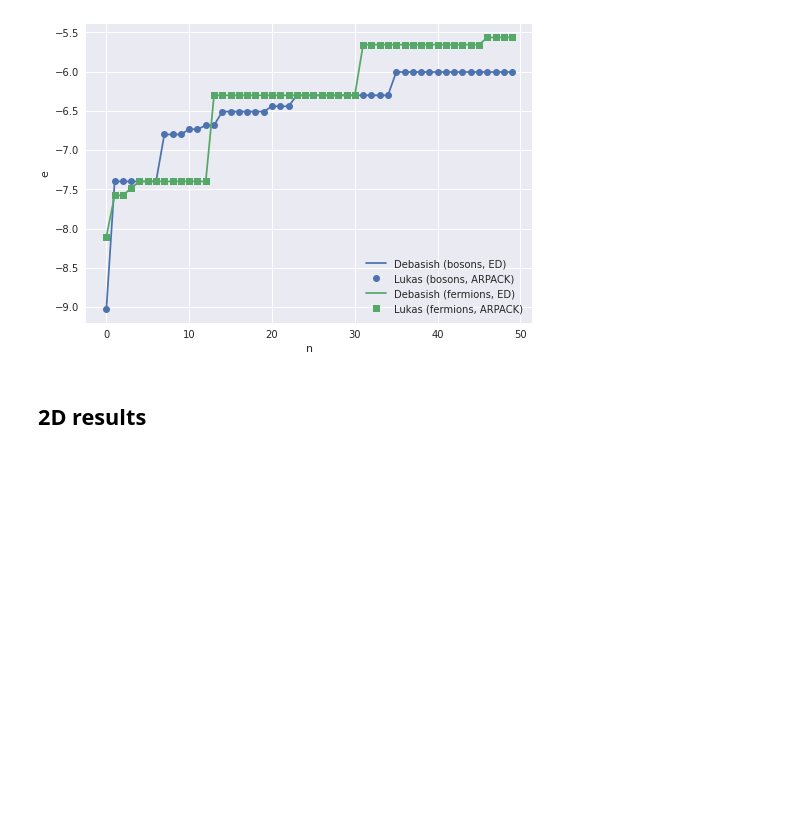
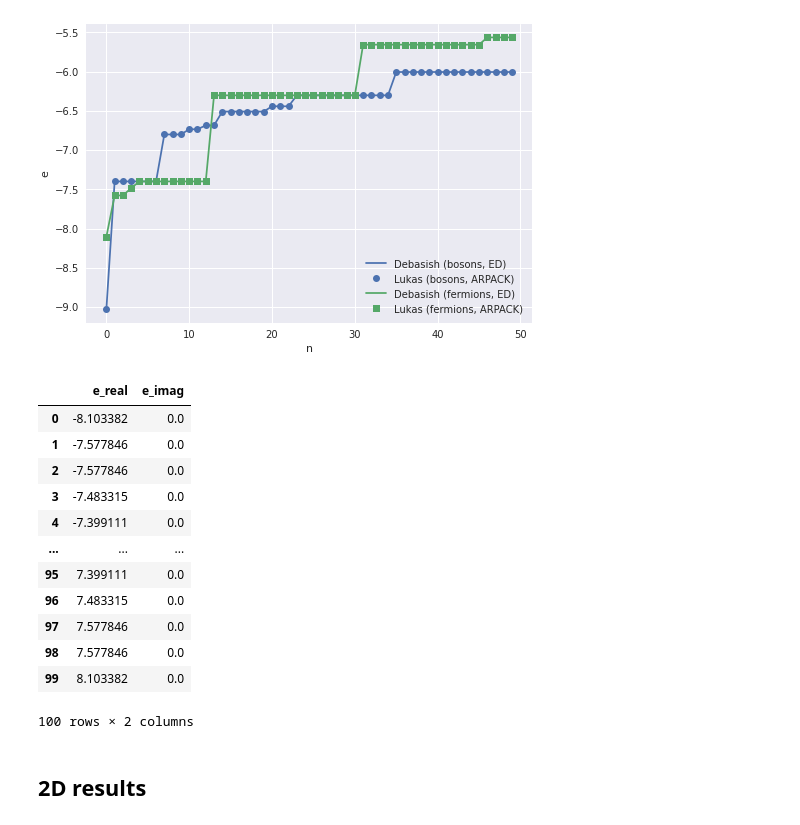
Before and after one commit to cygnus2/FQLMs, a Jupyter notebook: python_gauss_lattice/data_checks/compare_results.ipynb, the cells around one changed output. Cells and saved outputs as stored; diff of their text form; code cells hidden in the pictures; blank space fills up the shorter version.

```diff
--- a/python_gauss_lattice/data_checks/compare_results.ipynb
+++ b/python_gauss_lattice/data_checks/compare_results.ipynb
@@ -36,6 +36,22 @@ with plt.style.context('seaborn'):
     fig.savefig('spectrum_2x2x2.png')
 # %% [output]
 [figure]
+# %%
+lr_bose
+# %% [output]
+|  | e_real | e_imag |
+| 0 | -8.103382 | 0.0 |
+| 1 | -7.577846 | 0.0 |
+| 2 | -7.577846 | 0.0 |
+| 3 | -7.483315 | 0.0 |
+| 4 | -7.399111 | 0.0 |
+| ... | ... | ... |
+| 95 | 7.399111 | 0.0 |
+| 96 | 7.483315 | 0.0 |
+| 97 | 7.577846 | 0.0 |
+| 98 | 7.577846 | 0.0 |
+| 99 | 8.103382 | 0.0 |
+100 rows × 2 columns
 # %% [markdown]
 ## 2D results
 # %% [markdown]
```
Also changed, not shown: 2 other files.
